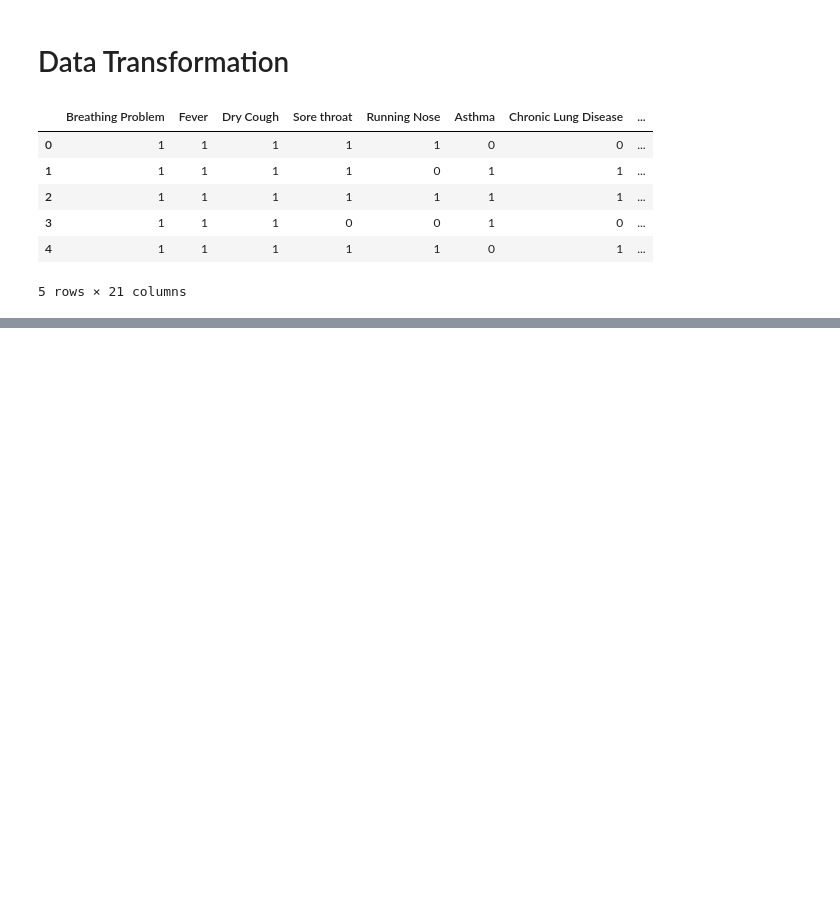
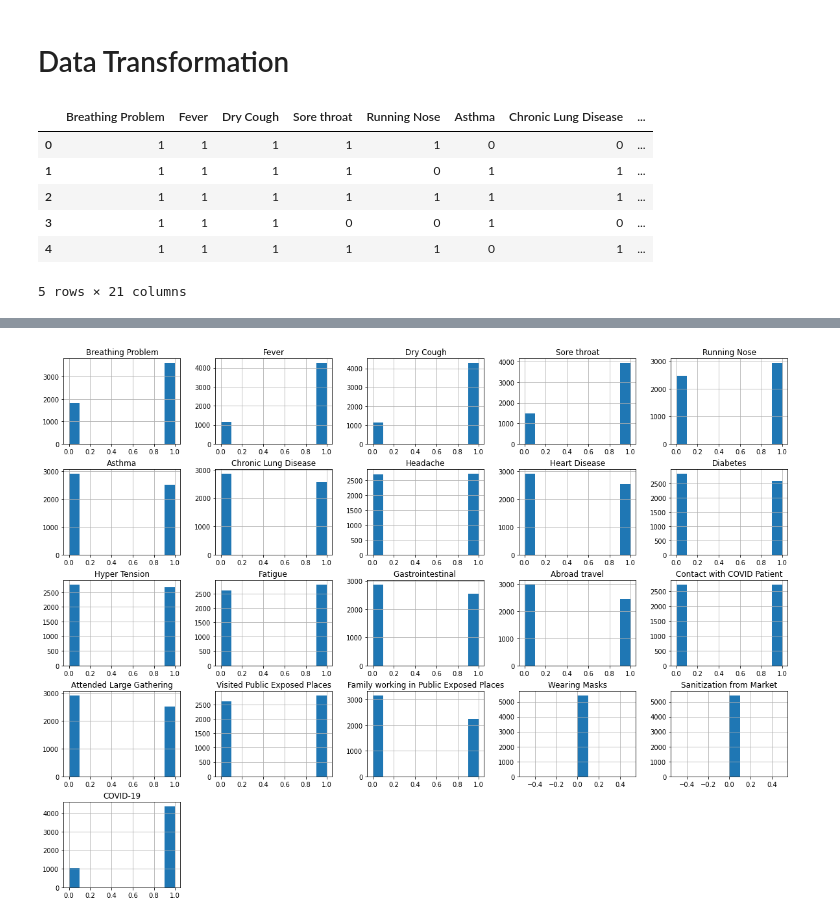
Before and after one commit to Carolinemagdy/Covid-19-prediction_ML, a Jupyter notebook: Covid-19-prediction-ML.ipynb, the cells around one changed output, grey strips where cells are left out. Cells and saved outputs as stored; diff of their text form; code cells hidden in the pictures; blank space fills up the shorter version.

```diff
--- a/Covid-19-prediction-ML.ipynb
+++ b/Covid-19-prediction-ML.ipynb
@@ -117,0 +133,4 @@ df.head()
+# %%
+df.hist(figsize=(20,15))
+# %% [output]
+[figure, added]
```
Also changed, not shown: parts of 2 cells of this notebook.
